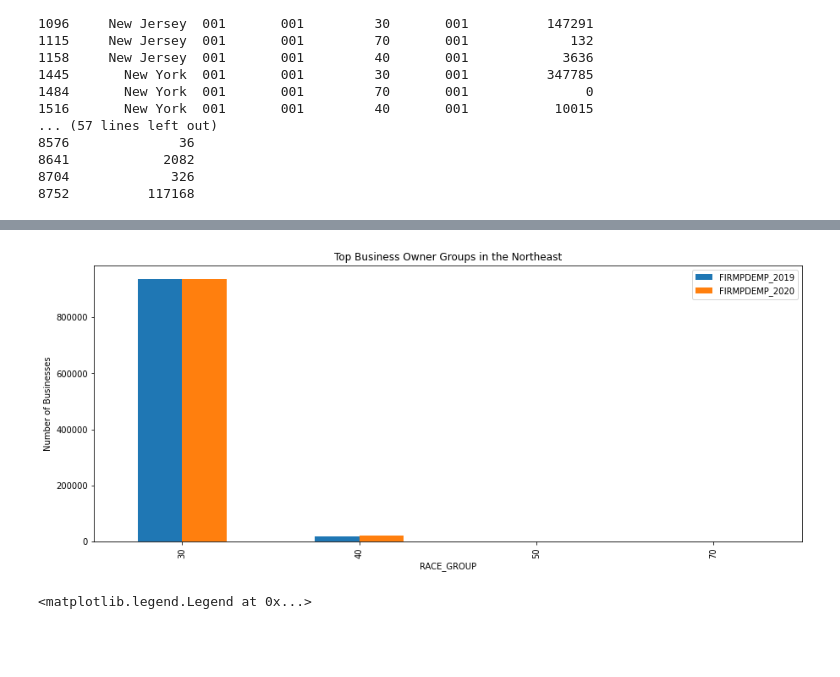
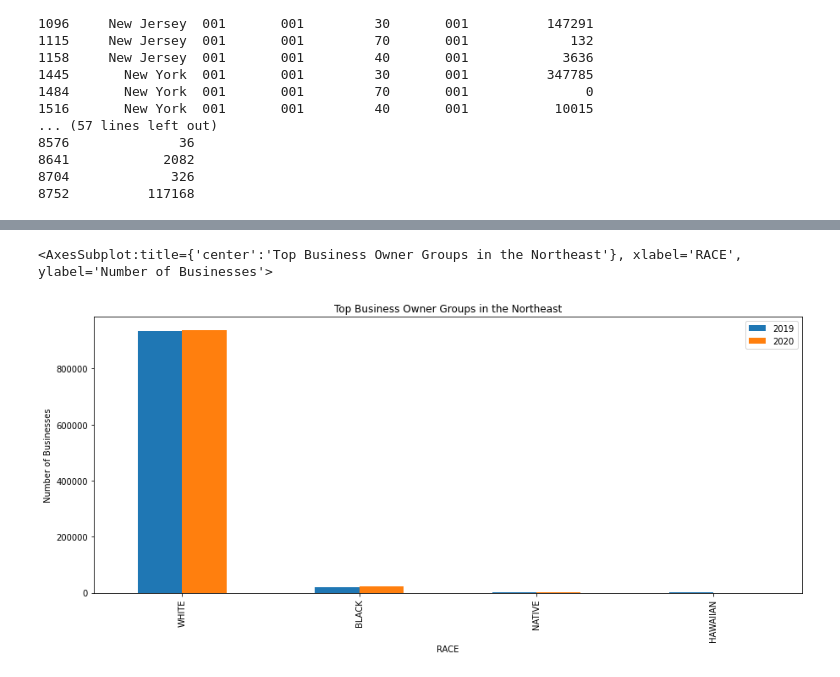
Before and after one commit to ColeBallard/census-api-data-abs, a Jupyter notebook: ETL.ipynb, the cells around one changed output, grey strips where cells are left out. Saved outputs shown, nothing was run; the diff lists cells and outputs as text; code cells hidden in the pictures; blank space fills up the shorter version.

Commit message:
finished visualizations

```diff
--- a/ETL.ipynb
+++ b/ETL.ipynb
@@ -263,10 +238,19 @@ RACE_GROUP
+# %%
+neblack2019 = nefilter.where(nefilter['RACE_GROUP'] == '40')['FIRMPDEMP_2019'].sum()
+neblack2020 = nefilter.where(nefilter['RACE_GROUP'] == '40')['FIRMPDEMP_2020'].sum()
+# %%
+nenative2019 = nefilter.where(nefilter['RACE_GROUP'] == '50')['FIRMPDEMP_2019'].sum()
+nenative2020 = nefilter.where(nefilter['RACE_GROUP'] == '50')['FIRMPDEMP_2020'].sum()
+# %%
+nehawaiian2019 = nefilter.where(nefilter['RACE_GROUP'] == '70')['FIRMPDEMP_2019'].sum()
+nehawaiian2020 = nefilter.where(nefilter['RACE_GROUP'] == '70')['FIRMPDEMP_2020'].sum()
+# %%
+nebus = pd.DataFrame({'RACE':['WHITE', 'BLACK', 'NATIVE', 'HAWAIIAN'], '2019':[newhite2019, neblack2019, nenative2019, nehawaiian2019], '2020':[newhite2020, neblack2020, nenative2020, nehawaiian2020]})
 # %%
-tf = topfive.plot(title = 'Top Business Owner Groups in the Northeast', ylabel = 'Number of Businesses', y= ['FIRMPDEMP_2019', 'FIRMPDEMP_2020'], kind ='bar',figsize=(15, 6))
-plt.show()
-tf.legend(["2019", "2020"])
+nebus.plot(x = 'RACE', y= ['2019', '2020'], ylabel = 'Number of Businesses', kind ='bar', title = 'Top Business Owner Groups in the Northeast', figsize=(15, 6))
 # %% [output]
+<AxesSubplot:title={'center':'Top Business Owner Groups in the Northeast'}, xlabel='RACE', ylabel='Number of Businesses'>
-[figure, old version]
+[figure, new version]
-<matplotlib.legend.Legend at 0x...>
 # %%
 wfilter = statemerge[((statemerge['RACE_GROUP'] == '30') | (statemerge['RACE_GROUP'] == '40') | (statemerge['RACE_GROUP'] == '50')
 | (statemerge['RACE_GROUP'] == '70')) & (statemerge['SEX'] == '001') & (statemerge['ETH_GROUP'] == '001') & (statemerge['VET_GROUP'] == '001') & (statemerge['NAME'].isin(regions_to_states['West']))]
```
Also changed, not shown: parts of 25 cells of this notebook.
